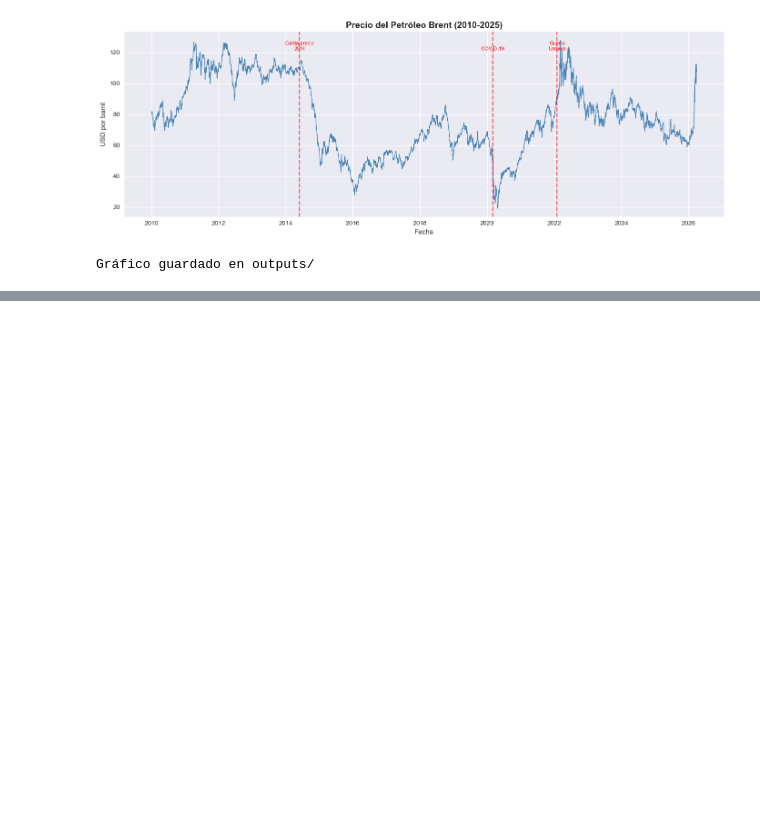
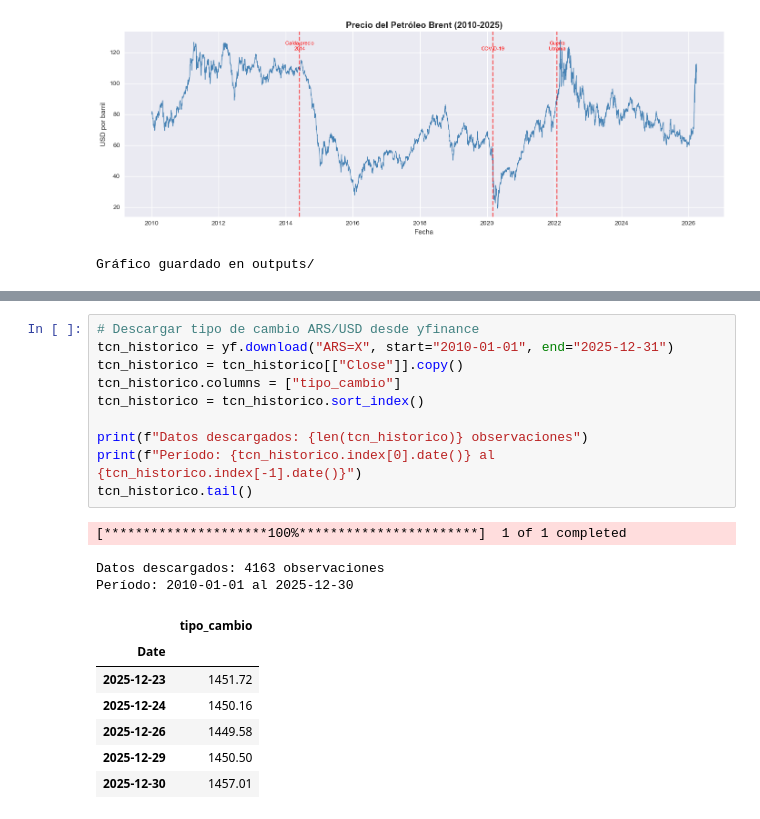
Before and after one commit to facundofidel/ypf-brent-analysis, a Jupyter notebook: notebook/01_cambio_estructural.ipynb, the cells around one changed output, grey strips where cells are left out. Cells and saved outputs as stored; diff of their text form; blank space fills up the shorter version.

```diff
--- a/notebook/01_cambio_estructural.ipynb
+++ b/notebook/01_cambio_estructural.ipynb
@@ -70,0 +194,21 @@ Gráfico guardado en outputs/
+# %%
+# Descargar tipo de cambio ARS/USD desde yfinance
+tcn_historico = yf.download("ARS=X", start="2010-01-01", end="2025-12-31")
+tcn_historico = tcn_historico[["Close"]].copy()
+tcn_historico.columns = ["tipo_cambio"]
+tcn_historico = tcn_historico.sort_index()
+
+print(f"Datos descargados: {len(tcn_historico)} observaciones")
+print(f"Período: {tcn_historico.index[0].date()} al {tcn_historico.index[-1].date()}")
+tcn_historico.tail()
+# %% [output]
+[*********************100%***********************]  1 of 1 completed
+Datos descargados: 4163 observaciones
+Período: 2010-01-01 al 2025-12-30
+|  | tipo_cambio |
+| Date |  |
+| 2025-12-23 | 1451.72 |
+| 2025-12-24 | 1450.16 |
+| 2025-12-26 | 1449.58 |
+| 2025-12-29 | 1450.50 |
+| 2025-12-30 | 1457.01 |
```
Also changed, not shown: parts of 6 cells of this notebook, 1 other file.
